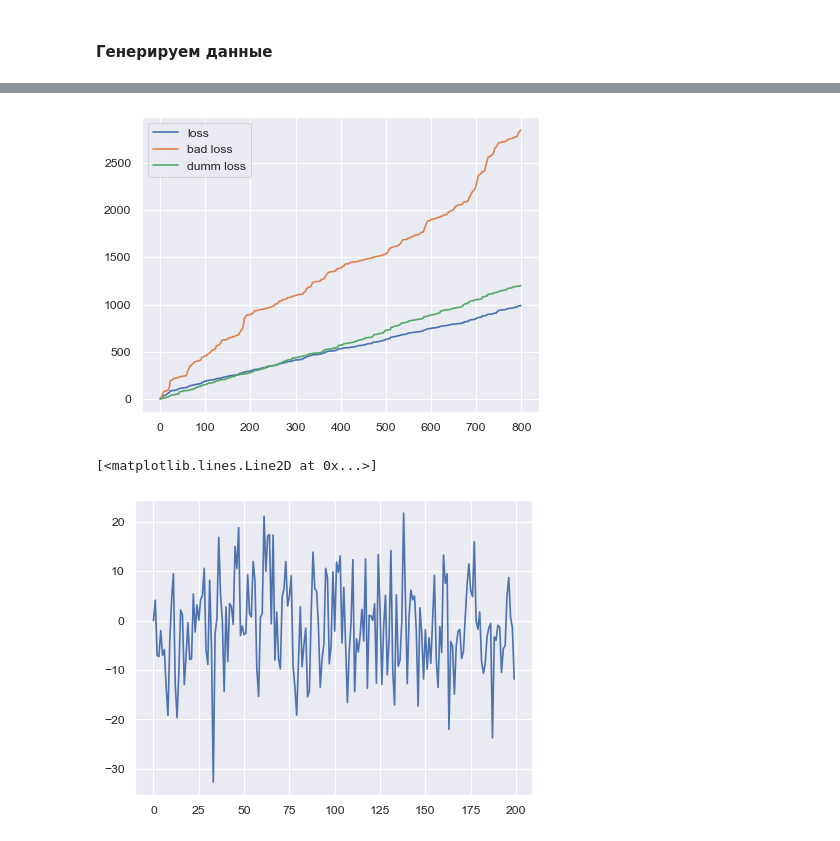
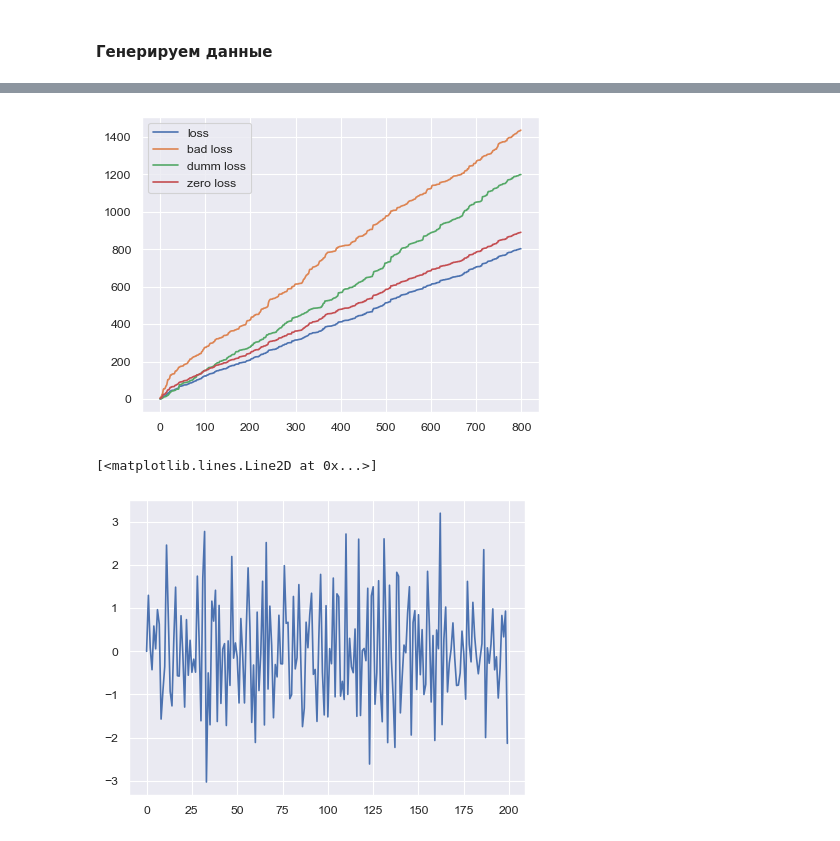
Before and after one commit to intsystems/2024-Project-125, a Jupyter notebook: code/notebooks/times.ipynb, the cells around one changed output, grey strips where cells are left out. Saved outputs shown, nothing was run; the diff lists cells and outputs as text; code cells hidden in the pictures.

```diff
--- a/code/notebooks/times.ipynb
+++ b/code/notebooks/times.ipynb
@@ -110,23 +122,25 @@ bad_losses = loss_f(arma_series, badly_predicted_values)
 
 dumm_values = np.roll(arma_series, 1)
 dumm_losses = loss_f(arma_series, dumm_values)
+zero_losses = loss_f(arma_series, 0)
 
 plt.plot(losses[m-n:].cumsum(), label='loss')
 plt.plot(bad_losses[m-n:].cumsum(), label='bad loss')
 plt.plot(dumm_losses[m-n:].cumsum(), label='dumm loss')
+plt.plot(zero_losses[m-n:].cumsum(), label='zero loss')
 
 plt.legend()
 plt.show()
 # %% [output]
-[figure, old version]
+[figure, new version]
 # %%
 np.random.seed(32)
 n = 200
 ar_params = np.array([0.3])
-ma_params =  np.array([-9])
+ma_params =  np.array([-0.9])
 y, err = generate_arma(ar_params, ma_params, 1, n)
 # y = arma_generate_sample(arparams, maparams, n)
 plt.plot(y)
 # %% [output]
 [<matplotlib.lines.Line2D at 0x...>]
-[figure, old version]
+[figure, new version]
```
Also changed, not shown: parts of 35 cells of this notebook, 9 other files.
